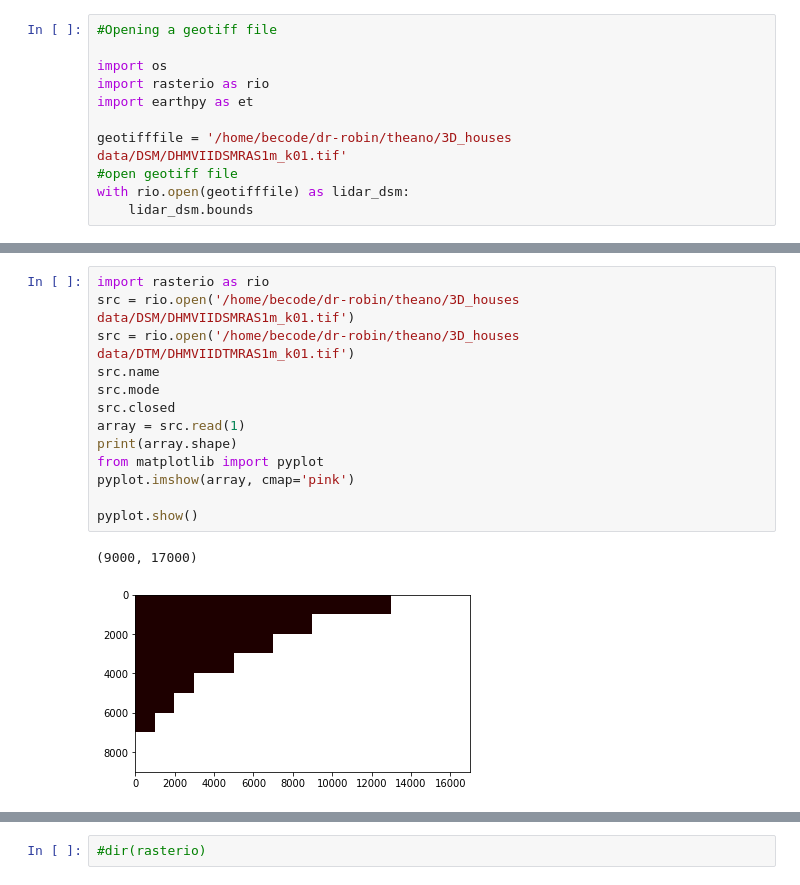
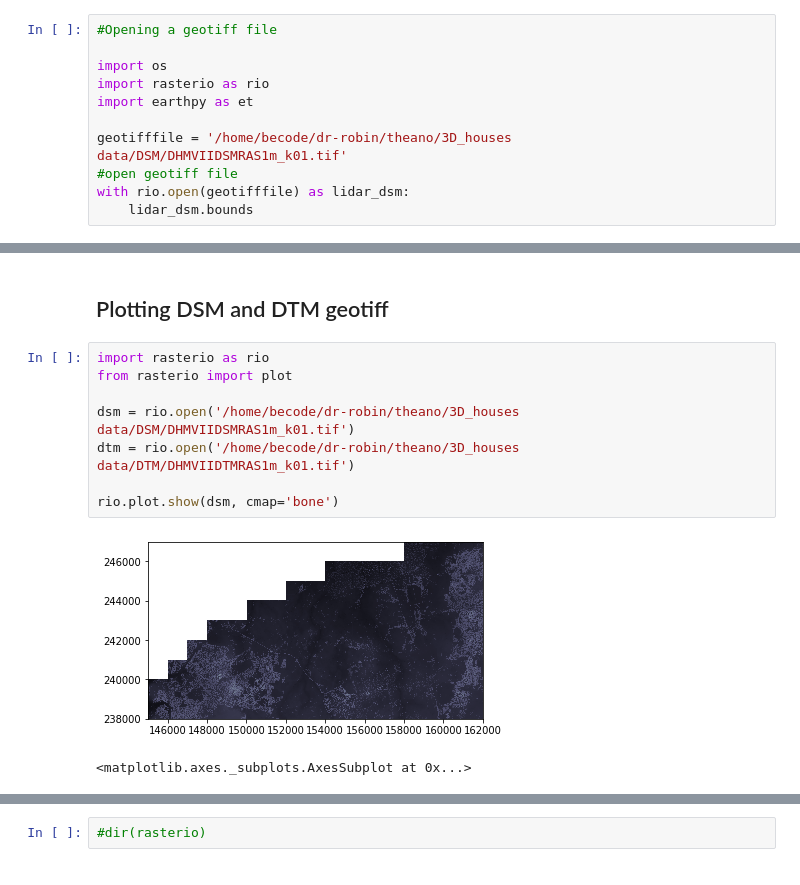
Before and after one commit to dr-robin/3D_houses, a Jupyter notebook: 3D_houses_data exploration.ipynb, the cells around one changed output, grey strips where cells are left out. Drawn from its saved outputs; the diff is of its cells as text.

```diff
--- a/3D_houses_data exploration.ipynb
+++ b/3D_houses_data exploration.ipynb
@@ -118,16 +245,13 @@ BoundingBox(left=145000.0, bottom=238000.0, right=162000.0, top=247000.0)
+# %% [markdown]
+## Plotting DSM and DTM geotiff
 # %%
 import rasterio as rio
-src = rio.open('/home/becode/dr-robin/theano/3D_houses data/DSM/DHMVIIDSMRAS1m_k01.tif')
-src = rio.open('/home/becode/dr-robin/theano/3D_houses data/DTM/DHMVIIDTMRAS1m_k01.tif')
-src.name
-src.mode
-src.closed
-array = src.read(1)
-print(array.shape)
-from matplotlib import pyplot
-pyplot.imshow(array, cmap='pink')
+from rasterio import plot
 
-pyplot.show()
+dsm = rio.open('/home/becode/dr-robin/theano/3D_houses data/DSM/DHMVIIDSMRAS1m_k01.tif')
+dtm = rio.open('/home/becode/dr-robin/theano/3D_houses data/DTM/DHMVIIDTMRAS1m_k01.tif')
+
+rio.plot.show(dsm, cmap='bone')
 # %% [output]
+[figure, new version]
-(9000, 17000)
+<matplotlib.axes._subplots.AxesSubplot at 0x...>
-[figure, old version]
```
Also changed, not shown: parts of 19 cells of this notebook.
